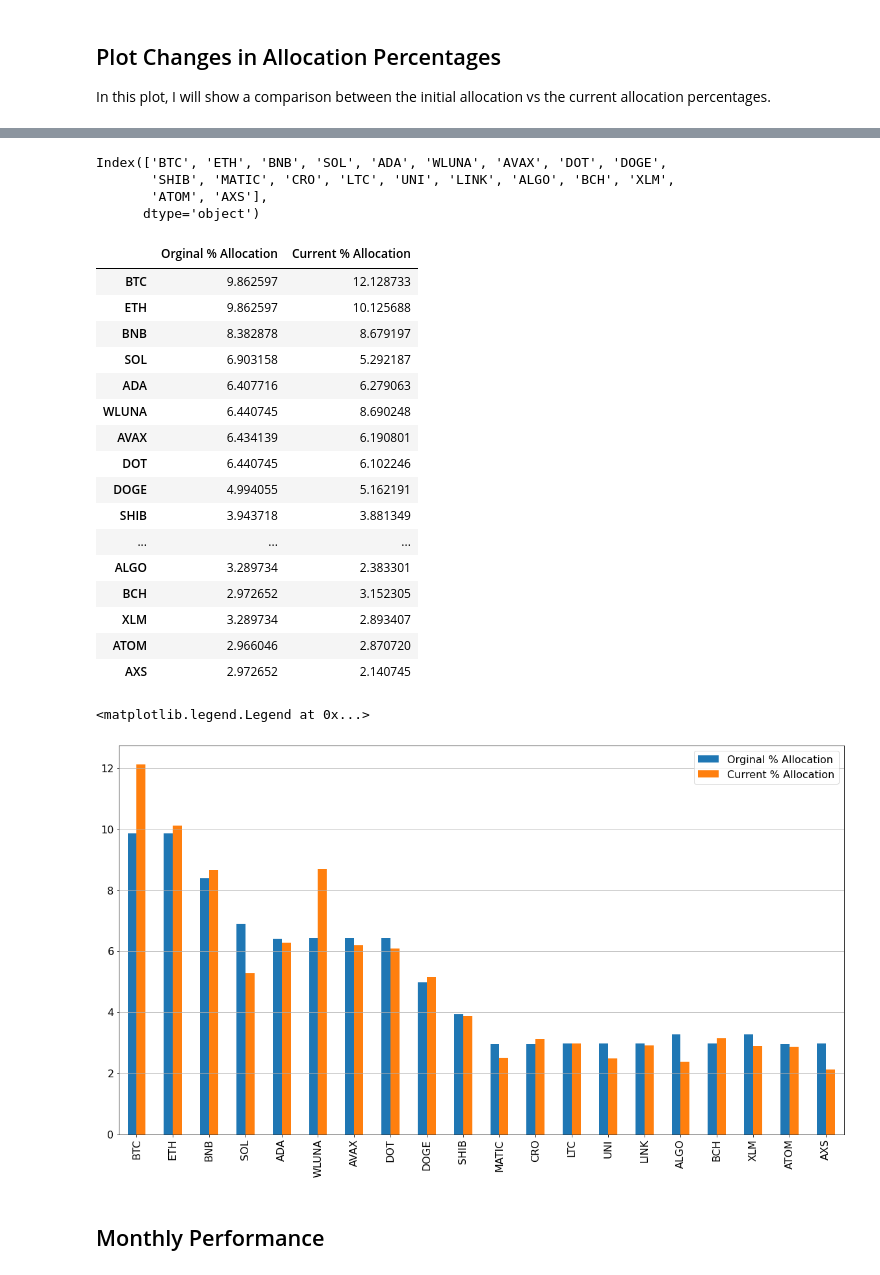
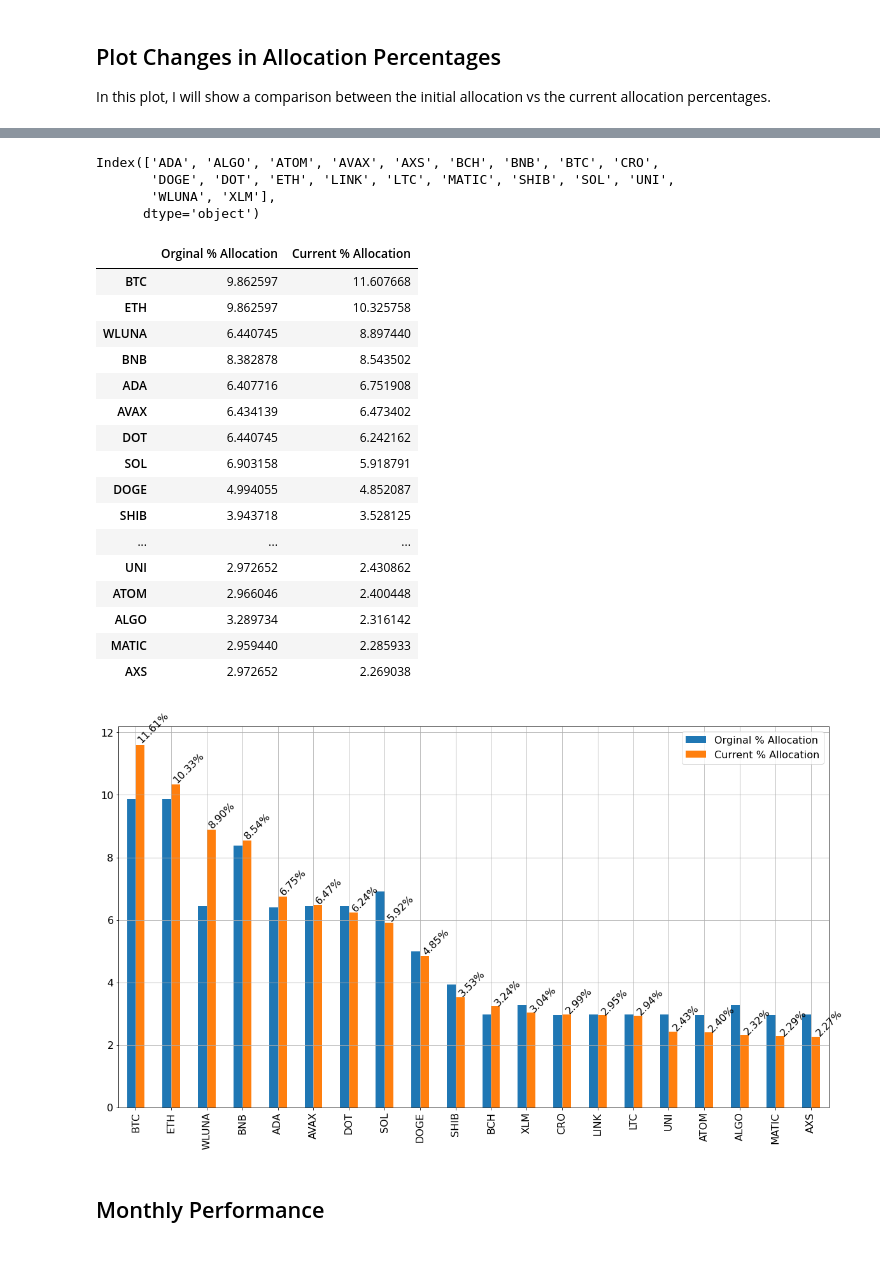
Before and after one commit to andresberejnoi/PublicNotebooks, a Jupyter notebook: 2022 Crypto Portfolio Tracking/2022 Weighted Crypto Portfolio Tracking.ipynb, the cells around one changed output, grey strips where cells are left out. Saved outputs shown, nothing was run; the diff lists cells and outputs as text; code cells hidden in the pictures.

Commit message:
added more details to bar plots and sorted coins by allocation

```diff
--- a/2022 Crypto Portfolio Tracking/2022 Weighted Crypto Portfolio Tracking.ipynb
+++ b/2022 Crypto Portfolio Tracking/2022 Weighted Crypto Portfolio Tracking.ipynb
@@ -3,8 +3,9 @@ import pandas as pd
 import os
 import matplotlib.pyplot as plt
 # %%
-start_date = '2021-12-23'
-end_date   = '2022-02-28'
+start_date       = '2021-12-23'
+month_begin_date = '2022-03-01'
+end_date         = '2022-03-31'
 # %% [markdown]
 ## Setup Global Plotting Parameters
 # %%
@@ -51,6 +52,9 @@ init_portfolio
 total = init_portfolio['Investment'].sum()
 
 init_portfolio['% Allocation'] = (init_portfolio['Investment'] / total) * 100
+
+#-- sort df by allocation size
+init_portfolio = init_portfolio.sort_values(by='% Allocation', ascending=False)
 
 ax = init_portfolio['% Allocation'].plot(kind='bar',
                                          grid=False,
@@ -59,4 +63,10 @@ ax = init_portfolio['% Allocation'].plot(kind='bar',
 
 ax.grid(axis='y')
 ax.legend()
+
+#-- Annotate each bar in the chart
+for p in ax.patches:
+    _value:str = f"{p.get_height():.2f}%"
+    ax.annotate(_value, (p.get_x() * 1.005, p.get_height() * 1.005),rotation=45)
+    #ax.annotate("%.2f" % p.get_height(), (p.get_x() + p.get_width() / 2., p.get_height()), ha='center', va='center', xytext=(0, 10), textcoords='offset points')
 # %% [output]
@@ -207,7 +253,7 @@ ax.legend()
 In this plot, I will show a comparison between the initial allocation vs the current allocation percentages.
 # %%
 # Compute new allocation percentages
-current_values = value_df['2022-02-28':].drop('total', axis=1).transpose()['2022-02-28']
+current_values = value_df[end_date:].drop('total', axis=1).transpose()[end_date]
 current_allocation = ((current_values / current_values.sum()) * 100)
 current_allocation
 # %% [output]
@@ -232,43 +278,55 @@ Name: 2022-02-28, dtype: float64
 index = current_allocation.index
 index
 # %% [output]
-Index(['BTC', 'ETH', 'BNB', 'SOL', 'ADA', 'WLUNA', 'AVAX', 'DOT', 'DOGE',
-       'SHIB', 'MATIC', 'CRO', 'LTC', 'UNI', 'LINK', 'ALGO', 'BCH', 'XLM',
-       'ATOM', 'AXS'],
+Index(['ADA', 'ALGO', 'ATOM', 'AVAX', 'AXS', 'BCH', 'BNB', 'BTC', 'CRO',
+       'DOGE', 'DOT', 'ETH', 'LINK', 'LTC', 'MATIC', 'SHIB', 'SOL', 'UNI',
+       'WLUNA', 'XLM'],
       dtype='object')
 # %%
 comparison_df = pd.DataFrame({'Orginal % Allocation':init_portfolio['% Allocation'],
                               'Current % Allocation':current_allocation}, index=index)
+# %%
+#-- sort df by current allocation
+comparison_df = comparison_df.sort_values(by='Current % Allocation', ascending=False)
 # %%
 comparison_df
 # %% [output]
 |  | Orginal % Allocation | Current % Allocation |
-| BTC | 9.862597 | 12.128733 |
-| ETH | 9.862597 | 10.125688 |
-| BNB | 8.382878 | 8.679197 |
-| SOL | 6.903158 | 5.292187 |
-| ADA | 6.407716 | 6.279063 |
-| WLUNA | 6.440745 | 8.690248 |
-| AVAX | 6.434139 | 6.190801 |
-| DOT | 6.440745 | 6.102246 |
-| DOGE | 4.994055 | 5.162191 |
-| SHIB | 3.943718 | 3.881349 |
+| BTC | 9.862597 | 11.607668 |
+| ETH | 9.862597 | 10.325758 |
+| WLUNA | 6.440745 | 8.897440 |
+| BNB | 8.382878 | 8.543502 |
+| ADA | 6.407716 | 6.751908 |
+| AVAX | 6.434139 | 6.473402 |
+| DOT | 6.440745 | 6.242162 |
+| SOL | 6.903158 | 5.918791 |
+| DOGE | 4.994055 | 4.852087 |
+| SHIB | 3.943718 | 3.528125 |
 | ... | ... | ... |
-| ALGO | 3.289734 | 2.383301 |
-| BCH | 2.972652 | 3.152305 |
-| XLM | 3.289734 | 2.893407 |
-| ATOM | 2.966046 | 2.870720 |
-| AXS | 2.972652 | 2.140745 |
+| UNI | 2.972652 | 2.430862 |
+| ATOM | 2.966046 | 2.400448 |
+| ALGO | 3.289734 | 2.316142 |
+| MATIC | 2.959440 | 2.285933 |
+| AXS | 2.972652 | 2.269038 |
 # %%
 ax = comparison_df.plot(kind = 'bar',
                         y    = ["Orginal % Allocation", "Current % Allocation"],
-                        figsize = (20,11),)
+                        figsize = (20,11),
+                        grid=True,
+                       )
 
-ax.grid(axis='y')
+#ax.grid(axis='y')
 ax.legend()
+
+#-- Annotate each bar in the chart
+for p in ax.patches:
+    if p.xy[0]%1 != 0:  #print(p) to understand what p.xy is
+        continue   #cheat way to ignore the initial allocation bars and only plot new ones (it is very messy to put all of them)
+    _value:str = f"{p.get_height():.2f}%"
+    ax.annotate(_value, (p.get_x() * 1.005, p.get_height() * 1.005),rotation=45)
+    #ax.annotate("%.2f" % p.get_height(), (p.get_x() + p.get_width() / 2., p.get_height()), ha='center', va='center', xytext=(0, 10), textcoords='offset points')
 # %% [output]
-<matplotlib.legend.Legend at 0x...>
-[figure, old version]
+[figure, new version]
 # %% [markdown]
 ## Monthly Performance
 # %%
```
Also changed, not shown: parts of 12 cells of this notebook.
